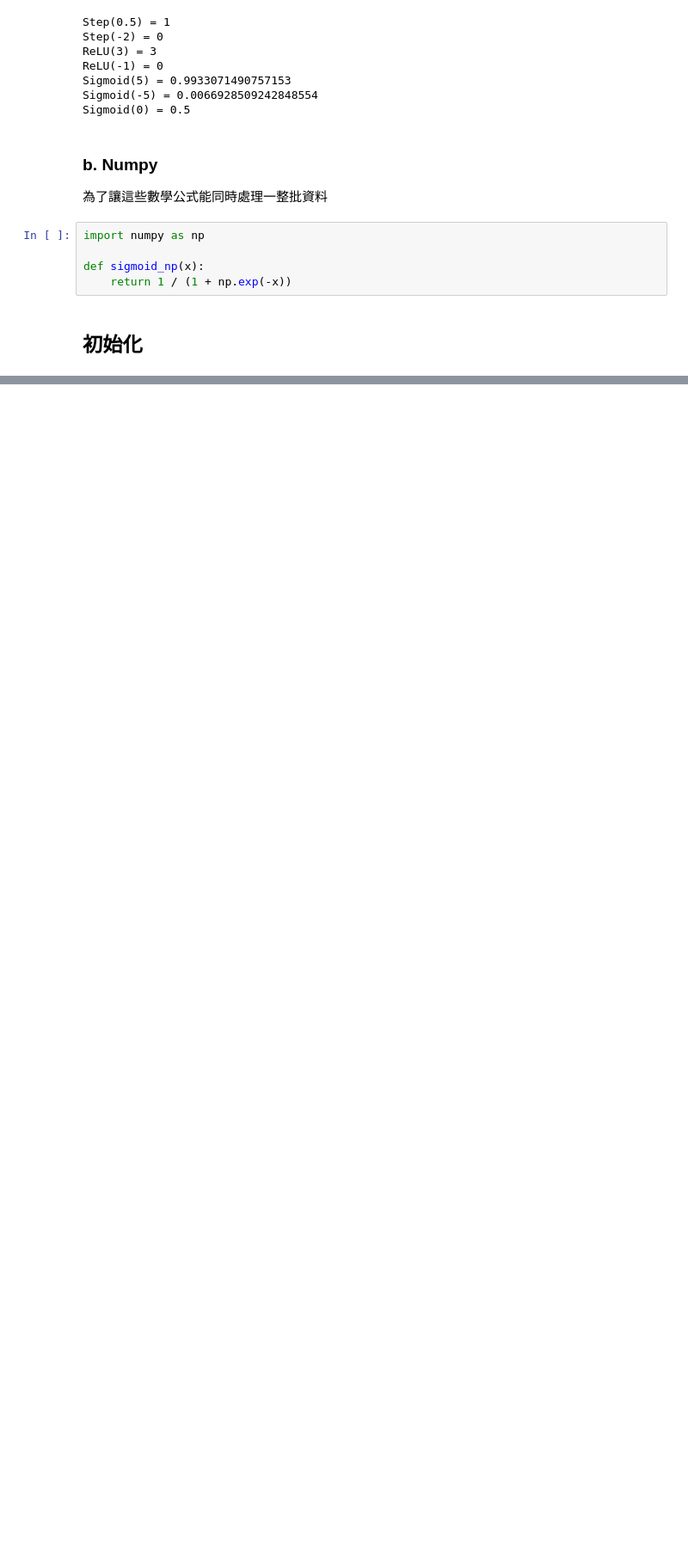
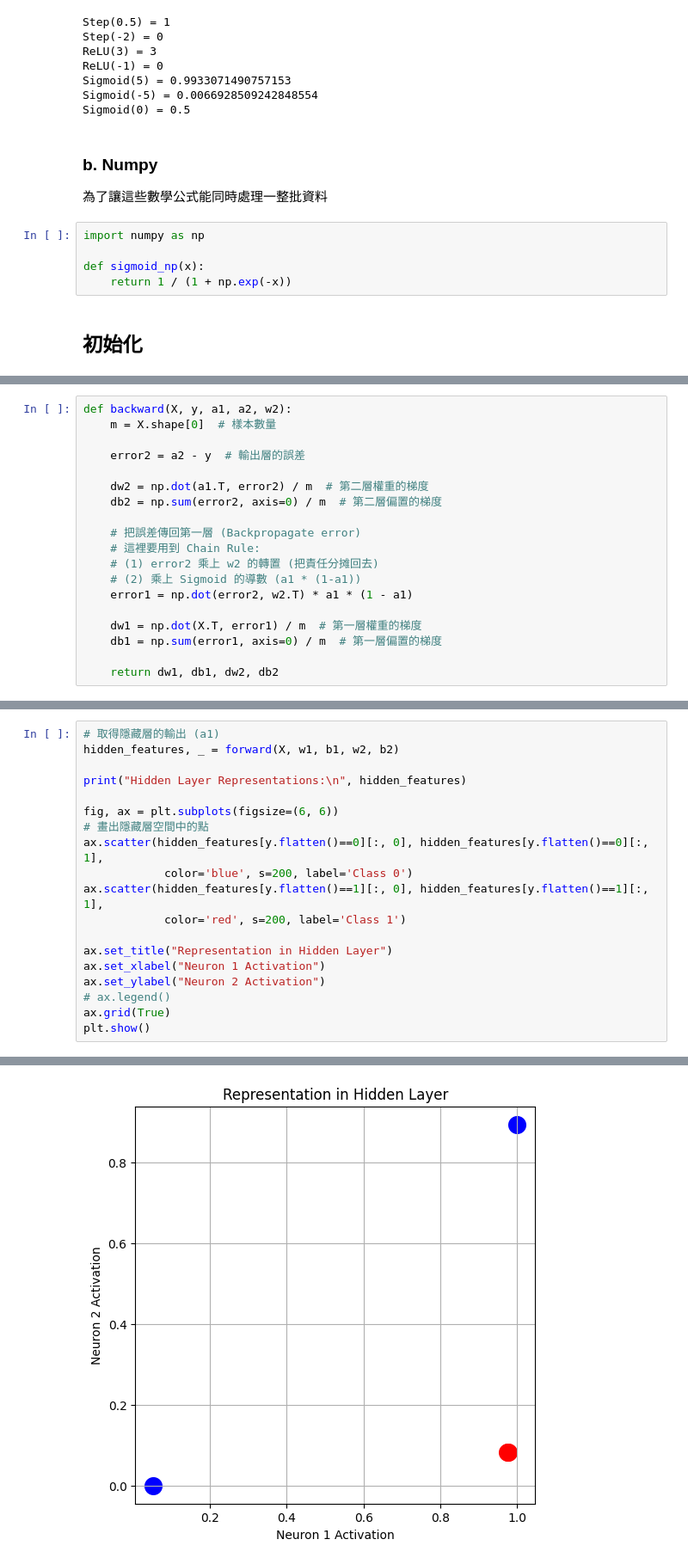
Before and after one commit to Paulyang80/DeepLearningLab, a Jupyter notebook: notebooks/03-mlp-basic.ipynb, the cells around one changed output, grey strips where cells are left out. Shown at 86% size. Cells and saved outputs as stored; diff of their text form; blank space fills up the shorter version.

```diff
--- a/notebooks/03-mlp-basic.ipynb
+++ b/notebooks/03-mlp-basic.ipynb
@@ -131,0 +134,19 @@ array([[0.14797738],
+# %%
+def backward(X, y, a1, a2, w2):
+    m = X.shape[0]  # 樣本數量
+
+    error2 = a2 - y  # 輸出層的誤差
+
+    dw2 = np.dot(a1.T, error2) / m  # 第二層權重的梯度
+    db2 = np.sum(error2, axis=0) / m  # 第二層偏置的梯度
+
+    # 把誤差傳回第一層 (Backpropagate error)
+    # 這裡要用到 Chain Rule:
+    # (1) error2 乘上 w2 的轉置 (把責任分摊回去)
+    # (2) 乘上 Sigmoid 的導數 (a1 * (1-a1))
+    error1 = np.dot(error2, w2.T) * a1 * (1 - a1)
+
+    dw1 = np.dot(X.T, error1) / m  # 第一層權重的梯度
+    db1 = np.sum(error1, axis=0) / m  # 第一層偏置的梯度
+
+    return dw1, db1, dw2, db2
@@ -131,0 +244,20 @@ array([[0.14797738],
+# %%
+# 取得隱藏層的輸出 (a1)
+hidden_features, _ = forward(X, w1, b1, w2, b2)
+
+print("Hidden Layer Representations:\n", hidden_features)
+
+fig, ax = plt.subplots(figsize=(6, 6))
+# 畫出隱藏層空間中的點
+ax.scatter(hidden_features[y.flatten()==0][:, 0], hidden_features[y.flatten()==0][:, 1],
+            color='blue', s=200, label='Class 0')
+ax.scatter(hidden_features[y.flatten()==1][:, 0], hidden_features[y.flatten()==1][:, 1],
+            color='red', s=200, label='Class 1')
+
+ax.set_title("Representation in Hidden Layer")
+ax.set_xlabel("Neuron 1 Activation")
+ax.set_ylabel("Neuron 2 Activation")
+# ax.legend()
+ax.grid(True)
+plt.show()
+# %% [output]
@@ -131,0 +269 @@ array([[0.14797738],
+[figure, added]
```
Also changed, not shown: parts of 9 cells of this notebook.
